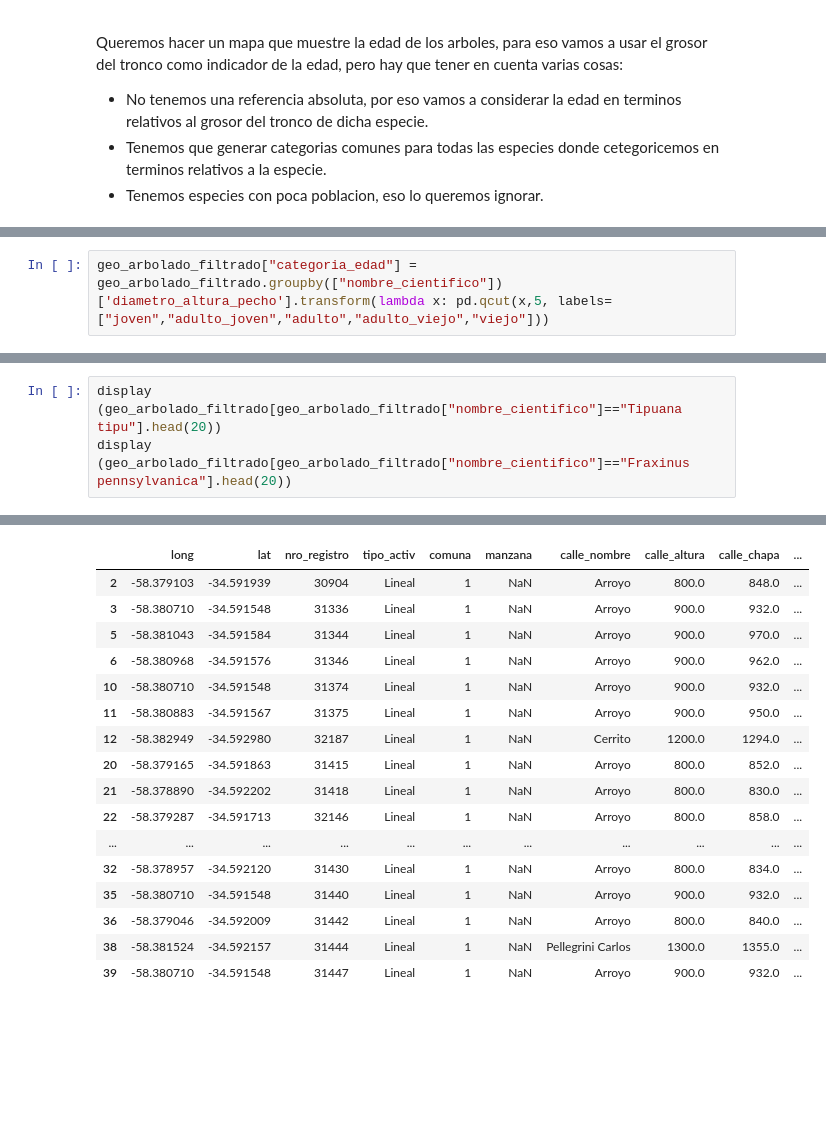
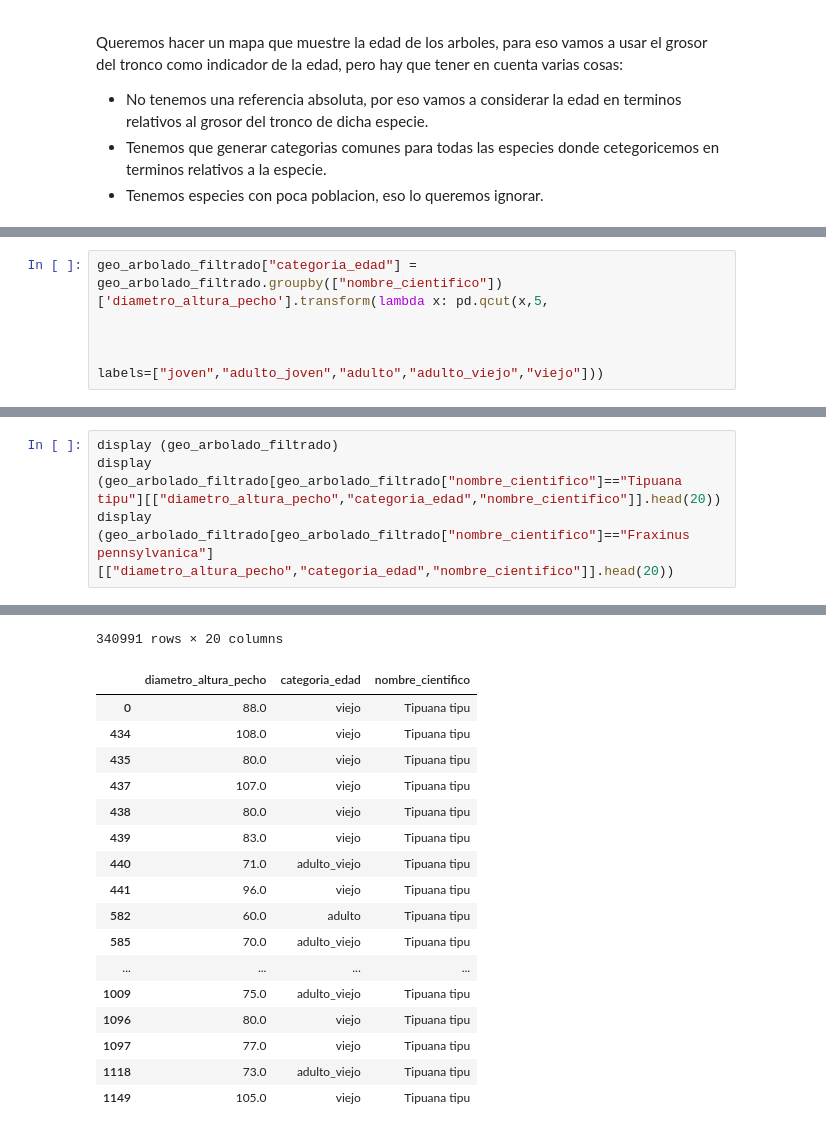
Before and after one commit to IonatanPerez/Curso_DHDS_CN17, a Jupyter notebook: C12/Modelo.ipynb, the cells around one changed output, grey strips where cells are left out. Drawn from its saved outputs; the diff is of its cells as text; blank space fills up the shorter version.

```diff
--- a/C12/Modelo.ipynb
+++ b/C12/Modelo.ipynb
@@ -363,2 +410,5 @@ Name: nombre_cientifico, dtype: int64
 # %%
-geo_arbolado_filtrado["categoria_edad"] = geo_arbolado_filtrado.groupby(["nombre_cientifico"])['diametro_altura_pecho'].transform(lambda x: pd.qcut(x,5, labels=["joven","adulto_joven","adulto","adulto_viejo","viejo"]))
+geo_arbolado_filtrado["categoria_edad"] = geo_arbolado_filtrado.groupby(["nombre_cientifico"])['diametro_altura_pecho'].transform(lambda x: pd.qcut(x,5,
+
+
+                                                                                                                                                    labels=["joven","adulto_joven","adulto","adulto_viejo","viejo"]))
@@ -365,6 +443,7 @@ geo_arbolado_filtrado["categoria_edad"] = geo_arbolado_filtrado.groupby(["nombre
 # %%
-display (geo_arbolado_filtrado[geo_arbolado_filtrado["nombre_cientifico"]=="Tipuana tipu"].head(20))
-display (geo_arbolado_filtrado[geo_arbolado_filtrado["nombre_cientifico"]=="Fraxinus pennsylvanica"].head(20))
+display (geo_arbolado_filtrado)
+display (geo_arbolado_filtrado[geo_arbolado_filtrado["nombre_cientifico"]=="Tipuana tipu"][["diametro_altura_pecho","categoria_edad","nombre_cientifico"]].head(20))
+display (geo_arbolado_filtrado[geo_arbolado_filtrado["nombre_cientifico"]=="Fraxinus pennsylvanica"][["diametro_altura_pecho","categoria_edad","nombre_cientifico"]].head(20))
 # %% [output]
 |  | long | lat | nro_registro | tipo_activ | comuna | manzana | calle_nombre | calle_altura | calle_chapa | ... |
 | 0 | -58.378563 | -34.594902 | 26779 | Lineal | 1 | NaN | Esmeralda | 1000.0 | 1120.0 | ... |
@@ -386,17 +460,18 @@ display (geo_arbolado_filtrado[geo_arbolado_filtrado["nombre_cientifico"]=="Frax
+340991 rows × 20 columns
-|  | long | lat | nro_registro | tipo_activ | comuna | manzana | calle_nombre | calle_altura | calle_chapa | ... |
-| 2 | -58.379103 | -34.591939 | 30904 | Lineal | 1 | NaN | Arroyo | 800.0 | 848.0 | ... |
-| 3 | -58.380710 | -34.591548 | 31336 | Lineal | 1 | NaN | Arroyo | 900.0 | 932.0 | ... |
-| 5 | -58.381043 | -34.591584 | 31344 | Lineal | 1 | NaN | Arroyo | 900.0 | 970.0 | ... |
-| 6 | -58.380968 | -34.591576 | 31346 | Lineal | 1 | NaN | Arroyo | 900.0 | 962.0 | ... |
-| 10 | -58.380710 | -34.591548 | 31374 | Lineal | 1 | NaN | Arroyo | 900.0 | 932.0 | ... |
-| 11 | -58.380883 | -34.591567 | 31375 | Lineal | 1 | NaN | Arroyo | 900.0 | 950.0 | ... |
-| 12 | -58.382949 | -34.592980 | 32187 | Lineal | 1 | NaN | Cerrito | 1200.0 | 1294.0 | ... |
-| 20 | -58.379165 | -34.591863 | 31415 | Lineal | 1 | NaN | Arroyo | 800.0 | 852.0 | ... |
-| 21 | -58.378890 | -34.592202 | 31418 | Lineal | 1 | NaN | Arroyo | 800.0 | 830.0 | ... |
-| 22 | -58.379287 | -34.591713 | 32146 | Lineal | 1 | NaN | Arroyo | 800.0 | 858.0 | ... |
-| ... | ... | ... | ... | ... | ... | ... | ... | ... | ... | ... |
-| 32 | -58.378957 | -34.592120 | 31430 | Lineal | 1 | NaN | Arroyo | 800.0 | 834.0 | ... |
-| 35 | -58.380710 | -34.591548 | 31440 | Lineal | 1 | NaN | Arroyo | 900.0 | 932.0 | ... |
-| 36 | -58.379046 | -34.592009 | 31442 | Lineal | 1 | NaN | Arroyo | 800.0 | 840.0 | ... |
-| 38 | -58.381524 | -34.592157 | 31444 | Lineal | 1 | NaN | Pellegrini Carlos | 1300.0 | 1355.0 | ... |
-| 39 | -58.380710 | -34.591548 | 31447 | Lineal | 1 | NaN | Arroyo | 900.0 | 932.0 | ... |
+|  | diametro_altura_pecho | categoria_edad | nombre_cientifico |
+| 0 | 88.0 | viejo | Tipuana tipu |
+| 434 | 108.0 | viejo | Tipuana tipu |
+| 435 | 80.0 | viejo | Tipuana tipu |
+| 437 | 107.0 | viejo | Tipuana tipu |
+| 438 | 80.0 | viejo | Tipuana tipu |
+| 439 | 83.0 | viejo | Tipuana tipu |
+| 440 | 71.0 | adulto_viejo | Tipuana tipu |
+| 441 | 96.0 | viejo | Tipuana tipu |
+| 582 | 60.0 | adulto | Tipuana tipu |
+| 585 | 70.0 | adulto_viejo | Tipuana tipu |
+| ... | ... | ... | ... |
+| 1009 | 75.0 | adulto_viejo | Tipuana tipu |
+| 1096 | 80.0 | viejo | Tipuana tipu |
+| 1097 | 77.0 | viejo | Tipuana tipu |
+| 1118 | 73.0 | adulto_viejo | Tipuana tipu |
+| 1149 | 105.0 | viejo | Tipuana tipu |
```
Also changed, not shown: parts of 22 cells of this notebook, 7 other files.
